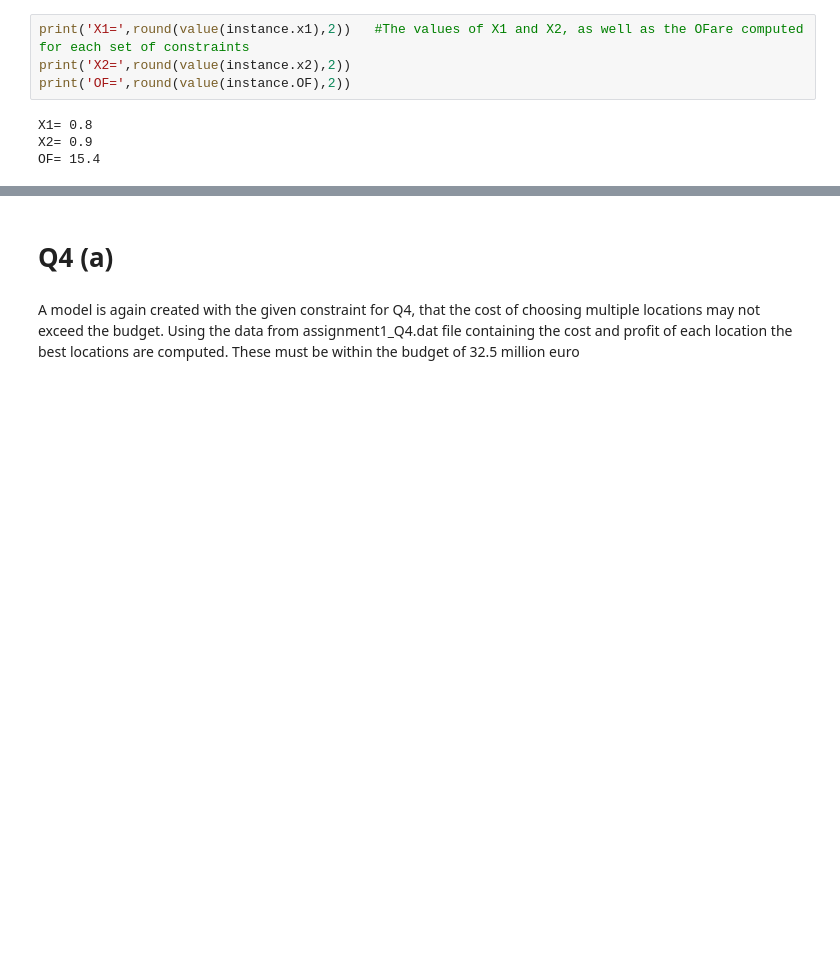
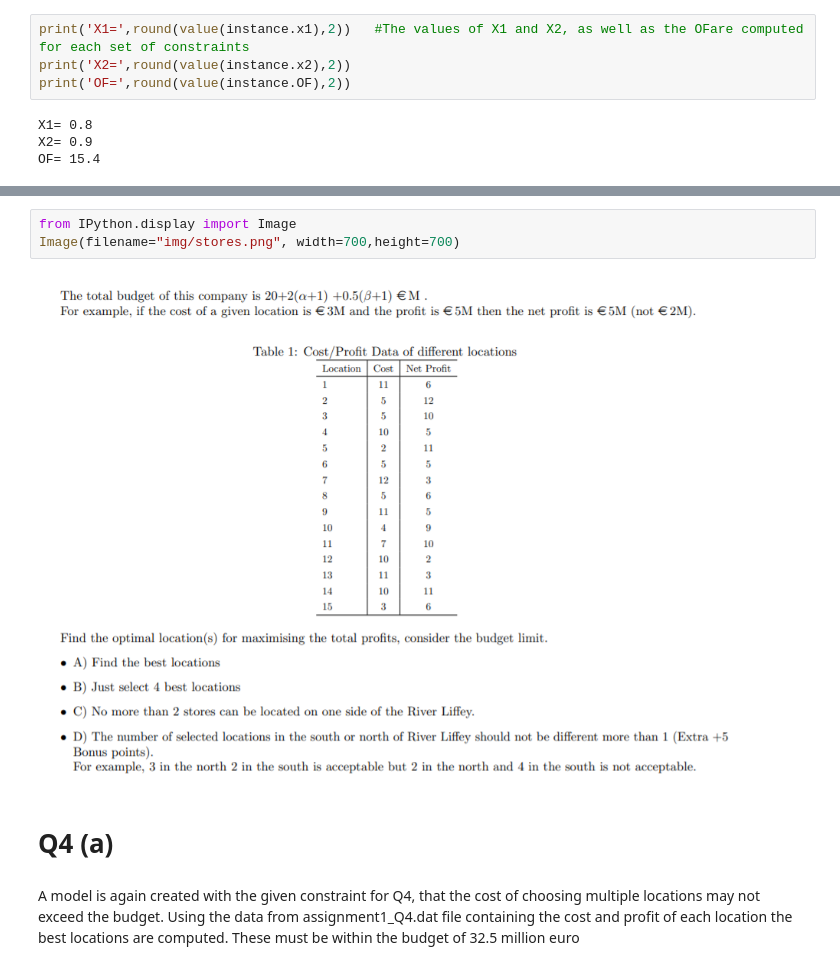
Before and after one commit to AidanOSullivan1/Optimisation-Assignments, a Jupyter notebook: Assignment 1/Assignment_1.ipynb, the cells around one changed output, grey strips where cells are left out. Drawn from its saved outputs; the diff is of its cells as text; blank space fills up the shorter version.

```diff
--- a/Assignment 1/Assignment_1.ipynb
+++ b/Assignment 1/Assignment_1.ipynb
@@ -38,3 +45,8 @@ OF= 15.4
+# %%
+from IPython.display import Image
+Image(filename="img/stores.png", width=700,height=700)
+# %% [output]
+[figure, added]
 # %% [markdown]
 # Q4 (a)
 # %% [markdown]
```
Also changed, not shown: parts of 2 cells of this notebook.
